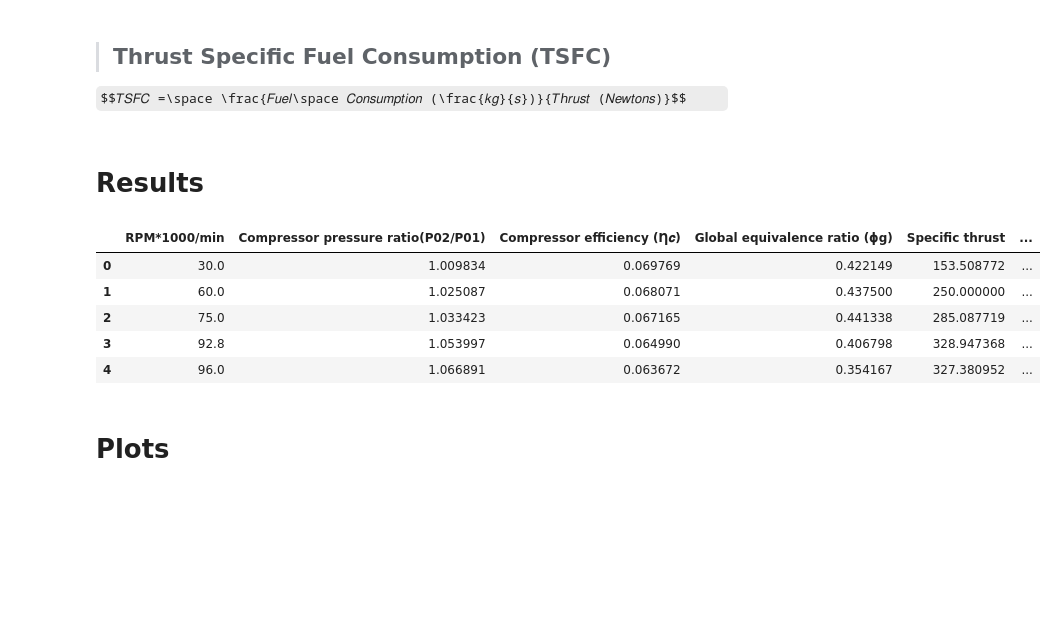
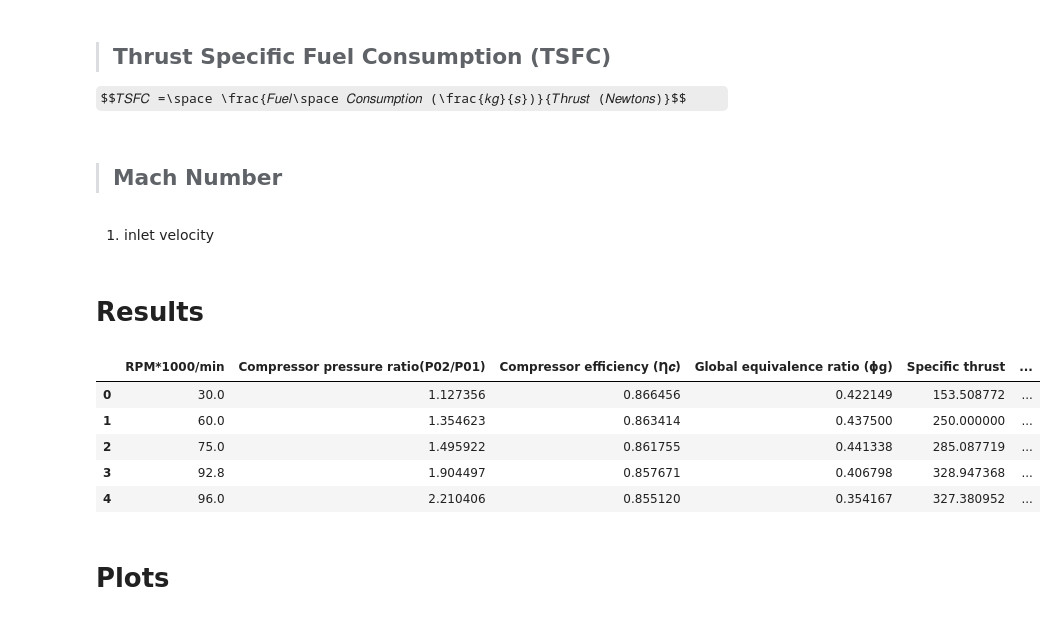
Before and after one commit to lakhiwal007/AE451A, a Jupyter notebook: Performance analysis of a Turbojet/lab10.ipynb, the cells around one changed output. Cells and saved outputs as stored; diff of their text form; code cells hidden in the pictures; some formulas as TeX source; blank space fills up the shorter version.

```diff
--- a/Performance analysis of a Turbojet/lab10.ipynb
+++ b/Performance analysis of a Turbojet/lab10.ipynb
@@ -74,5 +74,5 @@ T02 = turbojet_df_unit_converted['Compressor Exit Temerature (K)']
 # %%
 T02byT01 = T02/T01
 # %%
-CPR = pow((T02/T01),((gamma_cold-1)/gamma_cold))
+CPR = pow(T02byT01,(gamma_cold/(gamma_cold-1)))
 # %%
@@ -105,25 +105,35 @@ SpecificThrust = thrust/ma_actual
 $$𝑇𝑆𝐹𝐶 =\space \frac{𝐹𝑢𝑒𝑙\space 𝐶𝑜𝑛𝑠𝑢𝑚𝑝𝑡𝑖𝑜𝑛 (\frac{𝑘𝑔}{𝑠})}{𝑇ℎ𝑟𝑢𝑠𝑡 (𝑁𝑒𝑤𝑡𝑜𝑛𝑠)}$$
 # %%
 TSFC = mf_actual/thrust
+# %% [markdown]
+> ## **Mach Number**
+# %% [markdown]
+1. inlet velocity
+# %%
+R = 287
+ue = thrust/(ma_actual + mf_actual)
+a = np.sqrt(gamma_hot*R*turbojet_df_unit_converted['Turbine Exit Temperature (K)'])
+Mach = ue/a
 # %% [markdown]
 # **Results**
 # %%
 res_df = pd.DataFrame({
     "RPM*1000/min":turbojet_df_unit_converted['RPM*1000/min'],
     "Compressor pressure ratio(P02/P01)": CPR,
     "Compressor efficiency (Ƞ𝒄)" : etaC,
     "Global equivalence ratio (ɸg)" : GER,
     "Specific thrust" : SpecificThrust,
-    "TSFC" : TSFC
+    "TSFC" : TSFC,
+    "Mach No." : Mach
 })
 res_df
 # %% [output]
 |  | RPM*1000/min | Compressor pressure ratio(P02/P01) | Compressor efficiency (Ƞ𝒄) | Global equivalence ratio (ɸg) | Specific thrust | ... |
-| 0 | 30.0 | 1.009834 | 0.069769 | 0.422149 | 153.508772 | ... |
-| 1 | 60.0 | 1.025087 | 0.068071 | 0.437500 | 250.000000 | ... |
-| 2 | 75.0 | 1.033423 | 0.067165 | 0.441338 | 285.087719 | ... |
-| 3 | 92.8 | 1.053997 | 0.064990 | 0.406798 | 328.947368 | ... |
-| 4 | 96.0 | 1.066891 | 0.063672 | 0.354167 | 327.380952 | ... |
+| 0 | 30.0 | 1.127356 | 0.866456 | 0.422149 | 153.508772 | ... |
+| 1 | 60.0 | 1.354623 | 0.863414 | 0.437500 | 250.000000 | ... |
+| 2 | 75.0 | 1.495922 | 0.861755 | 0.441338 | 285.087719 | ... |
+| 3 | 92.8 | 1.904497 | 0.857671 | 0.406798 | 328.947368 | ... |
+| 4 | 96.0 | 2.210406 | 0.855120 | 0.354167 | 327.380952 | ... |
 # %% [markdown]
 # **Plots**
 # %%
```
Also changed, not shown: parts of 3 cells of this notebook, 4 other files.
